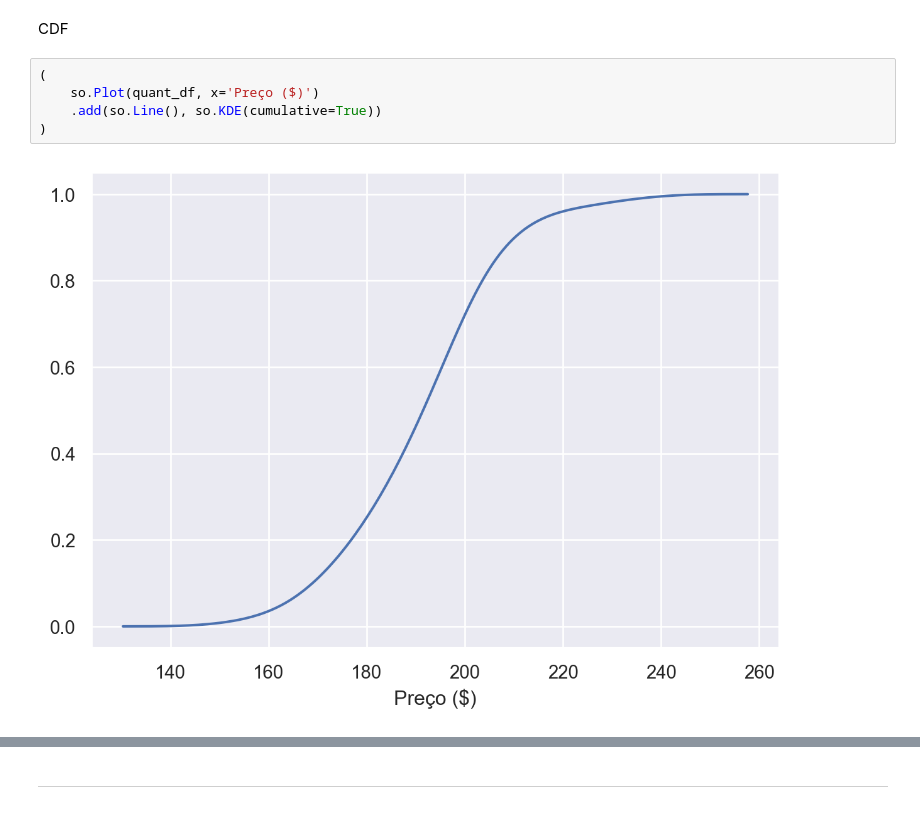
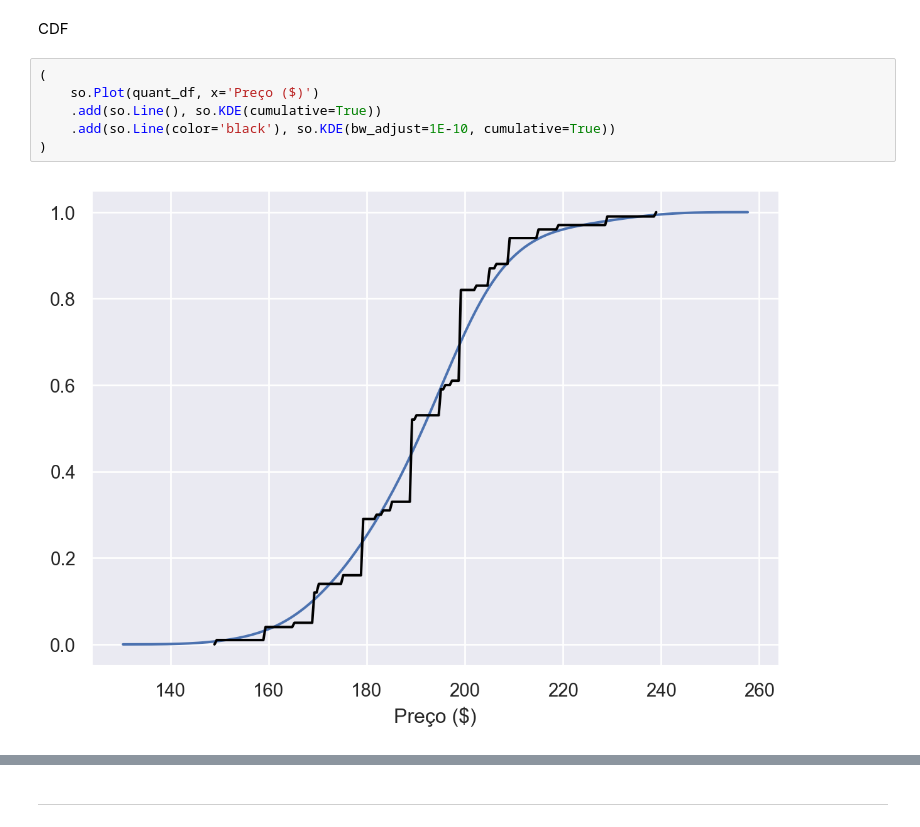
Before and after one commit to joaofauvel/mba-ds, a Jupyter notebook: Fundamentos de Estatística/fundamentos_estatistica.ipynb, the cells around one changed output, grey strips where cells are left out. Cells and saved outputs as stored; diff of their text form.

Commit message:
new visualizations

```diff
--- a/Fundamentos de Estatística/fundamentos_estatistica.ipynb
+++ b/Fundamentos de Estatística/fundamentos_estatistica.ipynb
@@ -138,7 +138,8 @@ CDF
 # %%
 (
     so.Plot(quant_df, x='Preço ($)')
     .add(so.Line(), so.KDE(cumulative=True))
+    .add(so.Line(color='black'), so.KDE(bw_adjust=1E-10, cumulative=True))
 )
 # %% [output]
-[figure, old version]
+[figure, new version]
```
Also changed, not shown: parts of 12 cells of this notebook, 1 other file.
